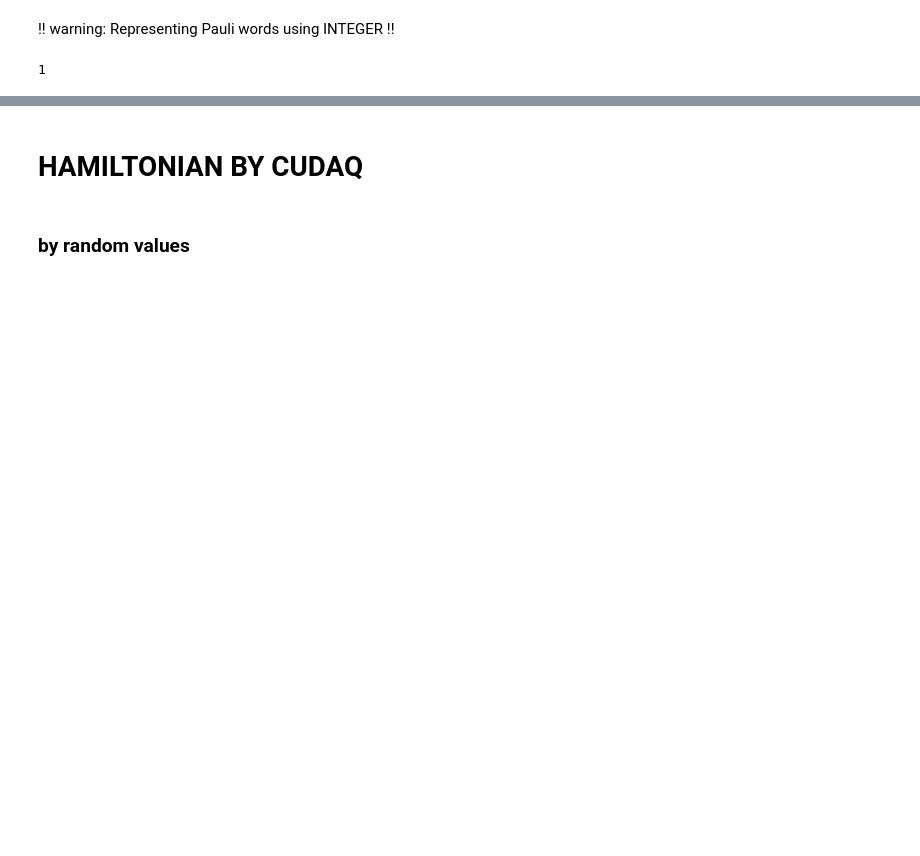
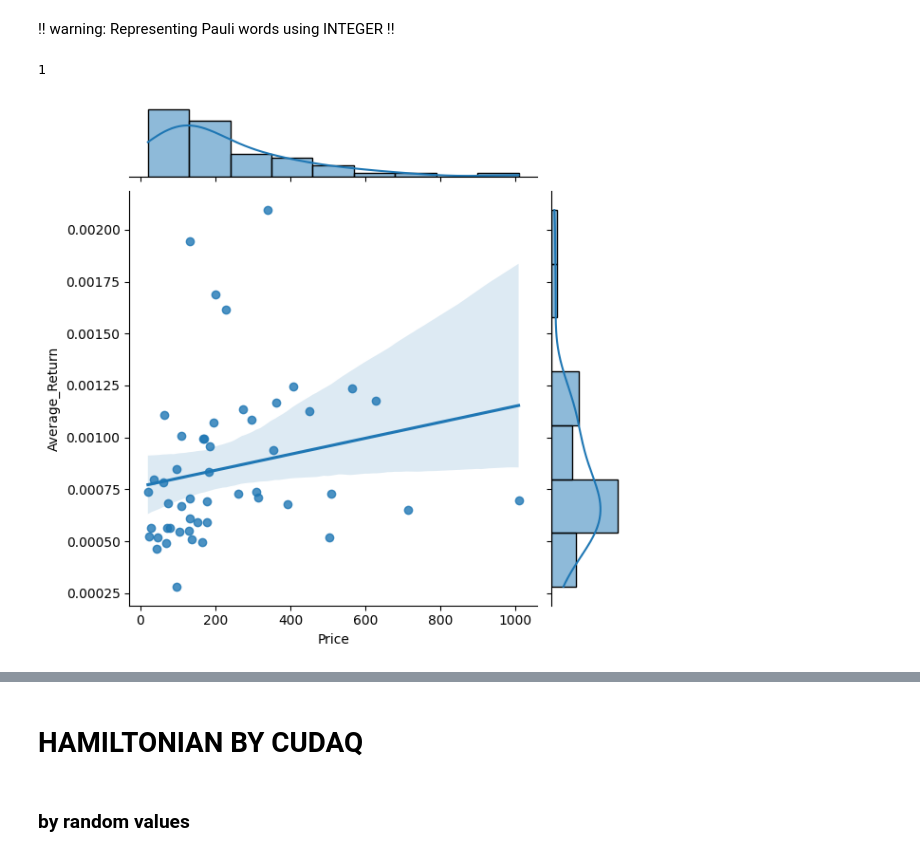
Before and after one commit to AndewNN/Quantum_Computing, a Jupyter notebook: CUDA/PO_Preserving_Mixer.ipynb, the cells around one changed output, grey strips where cells are left out. Cells and saved outputs as stored; diff of their text form; code cells hidden in the pictures; blank space fills up the shorter version.

```diff
--- a/CUDA/PO_Preserving_Mixer.ipynb
+++ b/CUDA/PO_Preserving_Mixer.ipynb
@@ -112,3 +23,15 @@ def reversed_str_bases_to_init_state(bases: List[str], n_qb: int) -> np.ndarray:
 print(4**30 // 10**18)
 # %% [output]
 1
+# %%
+import seaborn as sns
+from copulas.multivariate import GaussianMultivariate
+import joblib
+data_cov = pd.read_csv("../dataset/top_50_us_stocks_data_20250526_011226_covariance.csv")
+data_ret_p = pd.read_csv("../dataset/top_50_us_stocks_returns_price.csv")
+
+data = data_ret_p.drop("Ticker", axis=1)
+sns.jointplot(data=data, x='Price', y='Average_Return', kind='reg')
+plt.show()
+# %% [output]
+[figure, added]
```
Also changed, not shown: parts of 16 cells of this notebook, 3 other files.
